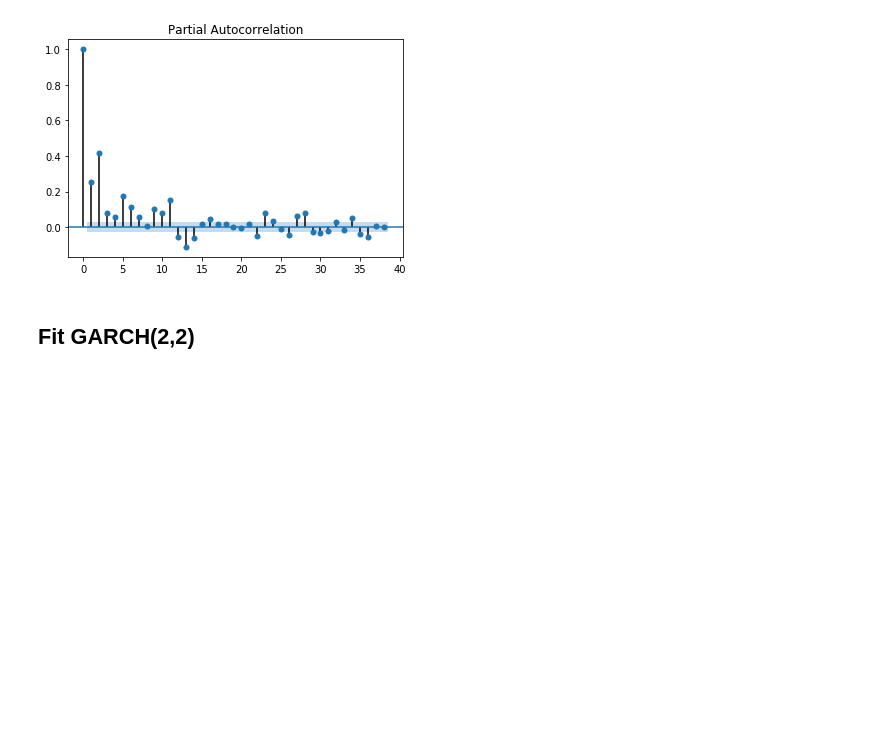
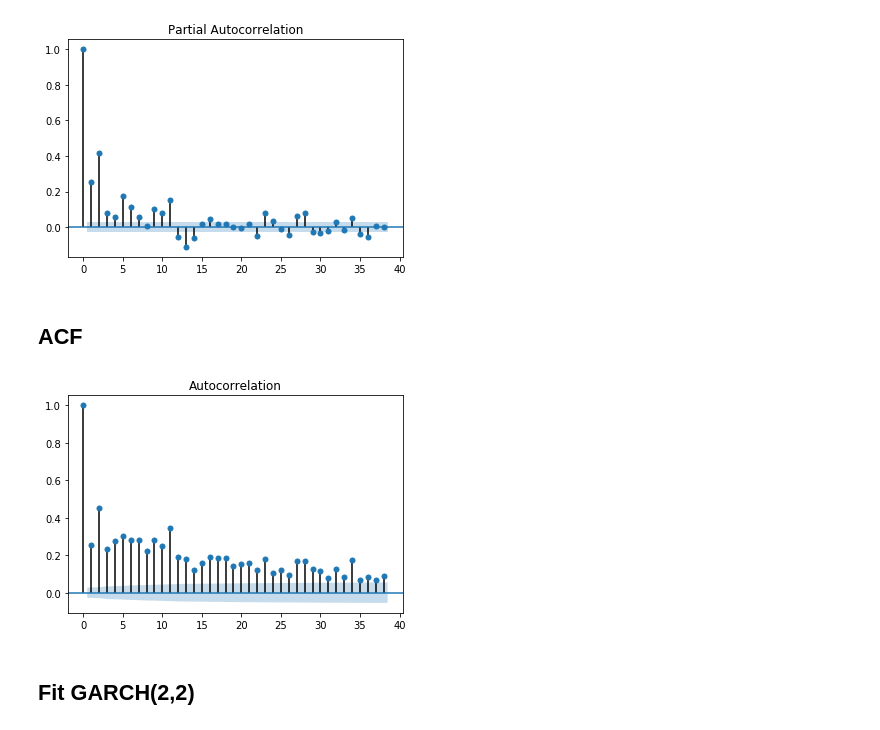
Before and after one commit to NUS-FinTech-ML-Training-Wing/ML_TrainingWing_Materials, a Jupyter notebook: Session 3/Fintech ML Training Wing Session 3 Notebook-Time Series.ipynb, the cells around one changed output. Drawn from its saved outputs; the diff is of its cells as text; code cells hidden in the pictures; blank space fills up the shorter version.

```diff
--- a/Session 3/Fintech ML Training Wing Session 3 Notebook-Time Series.ipynb
+++ b/Session 3/Fintech ML Training Wing Session 3 Notebook-Time Series.ipynb
@@ -180,6 +204,13 @@ plot_pacf(returns**2)
 plt.show()
 # %% [output]
 [figure]
+# %% [markdown]
+## ACF
+# %%
+plot_acf(returns**2)
+plt.show()
+# %% [output]
+[figure, added]
 # %% [markdown]
 ## Fit GARCH(2,2)
 # %%
```
Also changed, not shown: parts of 12 cells of this notebook, 3 other files.
